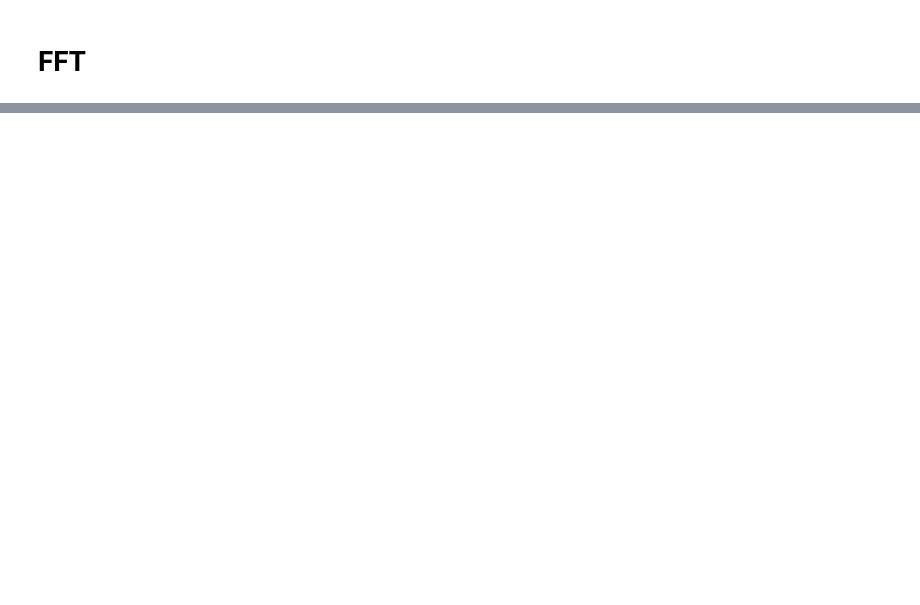
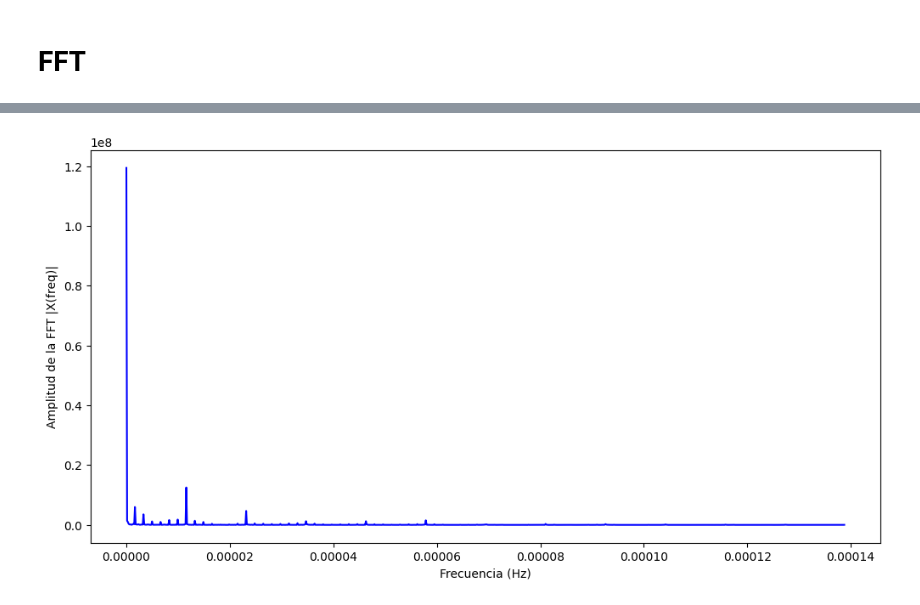
Before and after one commit to Gradiant/PyConEs2024-PatternBusters, a Jupyter notebook: src/Time-series.ipynb, the cells around one changed output, grey strips where cells are left out. Drawn from its saved outputs; the diff is of its cells as text; code cells hidden in the pictures; blank space fills up the shorter version.

```diff
--- a/src/Time-series.ipynb
+++ b/src/Time-series.ipynb
@@ -195,0 +210,4 @@ graph_cadenas(y, matrix_profile, m)
+# %%
+df = pd.read_csv("../data/time-series/elecdemand.csv",
+                 delimiter=',')
+df
@@ -195,0 +228,40 @@ graph_cadenas(y, matrix_profile, m)
+# %%
+from scipy.fftpack import fft, ifft
+
+#numeric_df = utils.numeric_df(df)
+
+data_array = df['Demand'].to_numpy()
+
+
+X = fft(data_array)
+N = len(X)
+n = np.arange(N)
+
+
+
+# sampling rate
+# dia 60*60*24
+# horas 60*60
+# minutos 60
+
+dia = 60*60*24
+hora = 60*60
+minuto = 60
+
+sr = 1 / hora
+T = N/sr
+freq = n/T
+
+# Get the one-sided specturm
+n_oneside = N//2
+# get the one side frequency
+f_oneside = freq[:n_oneside]
+
+fig, ax = plt.subplots(figsize=(12, 6))
+ax.plot(f_oneside, np.abs(X[:n_oneside]), 'b')
+ax.set_xlabel('Frecuencia (Hz)')
+ax.set_ylabel('Amplitud de la FFT |X(freq)|')
+
+plt.show()
+# %% [output]
+[figure, added]
```
Also changed, not shown: parts of 14 cells of this notebook, 5 other files.
